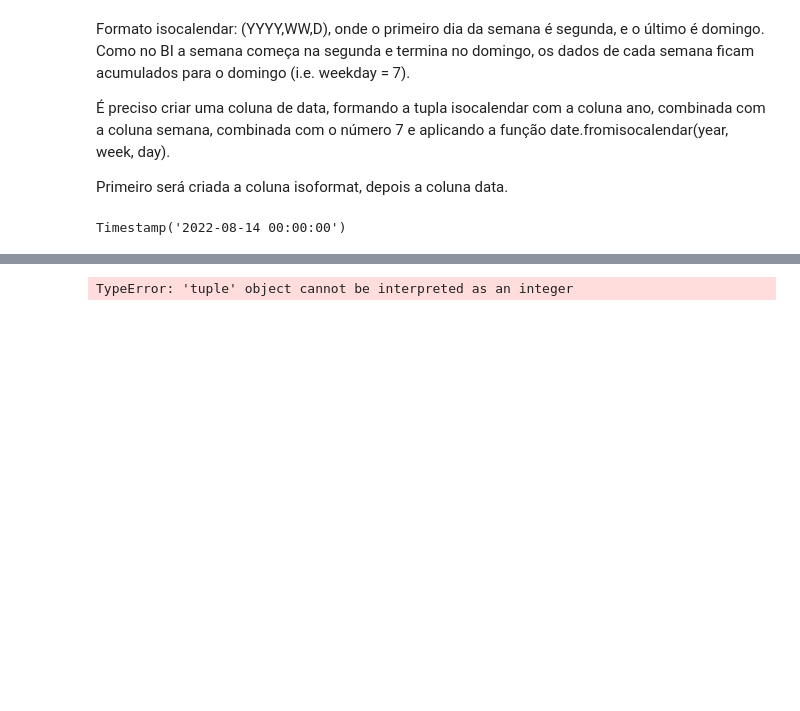
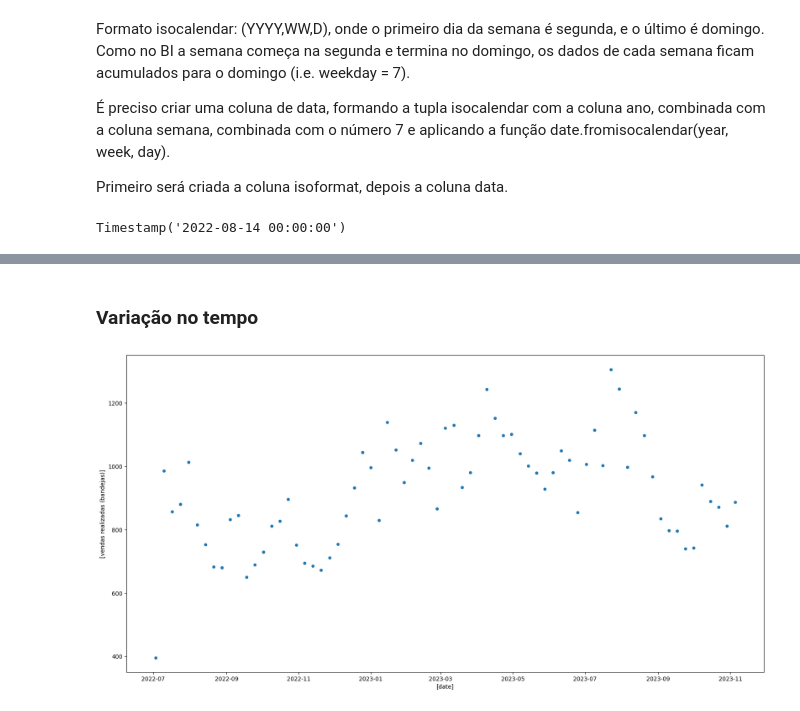
Before and after one commit to gabbmelo/bonus_bandejas, a Jupyter notebook: bandeja_bonus.ipynb, the cells around one changed output, grey strips where cells are left out. Saved outputs shown, nothing was run; the diff lists cells and outputs as text; code cells hidden in the pictures; blank space fills up the shorter version.

```diff
--- a/bandeja_bonus.ipynb
+++ b/bandeja_bonus.ipynb
@@ -116,7 +123,6 @@ year = df['Ano']
 week = df['Semana']
 date_year_week = lambda x,y: create_date_from_year_week(x,y)
 date = list(map(date_year_week, year, week))
-date
-#df['date']= pd.Series(date)
-#df
+df['date']= pd.Series(date)
+df
 # %% [output]
@@ -124,6 +142,6 @@ ValueError: Invalid week: 53
-# %%
-import datetime as dt
-df['data'] = df['isoformat'].apply(lambda x: pd.Timestamp.fromisocalendar(x))
-df
-# %% [output]
-TypeError: 'tuple' object cannot be interpreted as an integer
+# %% [markdown]
+### Variação no tempo
+# %%
+df.plot.scatter(['date'], ['vendas realizadas (bandejas)'], figsize = (20, 10));
+# %% [output]
+[figure, added]
```
Also changed, not shown: parts of 24 cells of this notebook.
